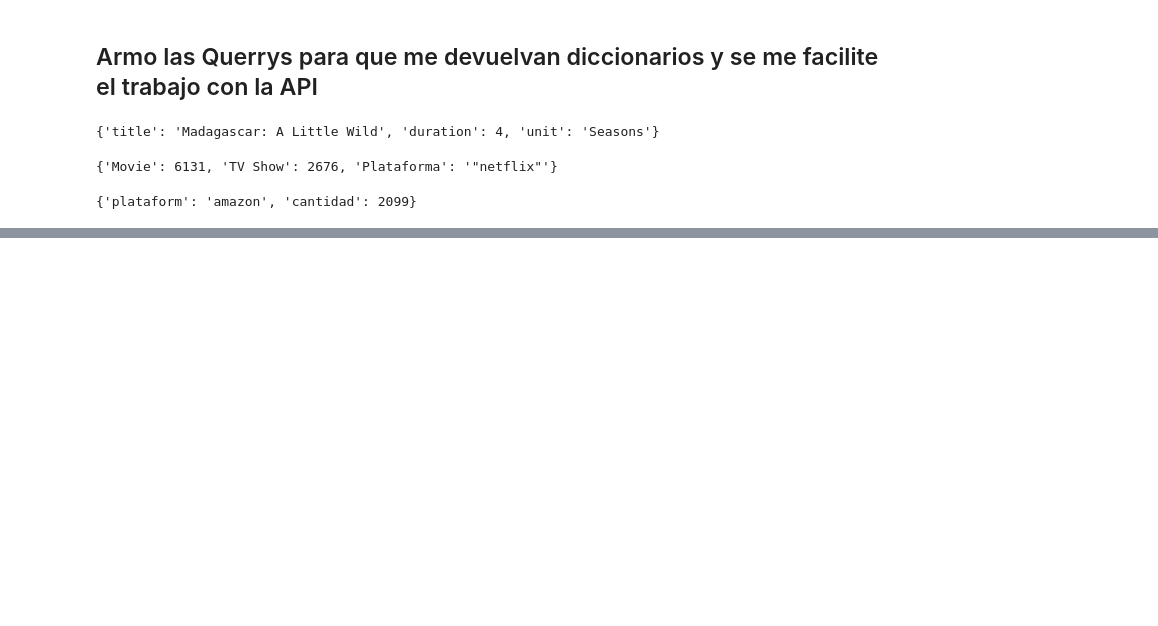
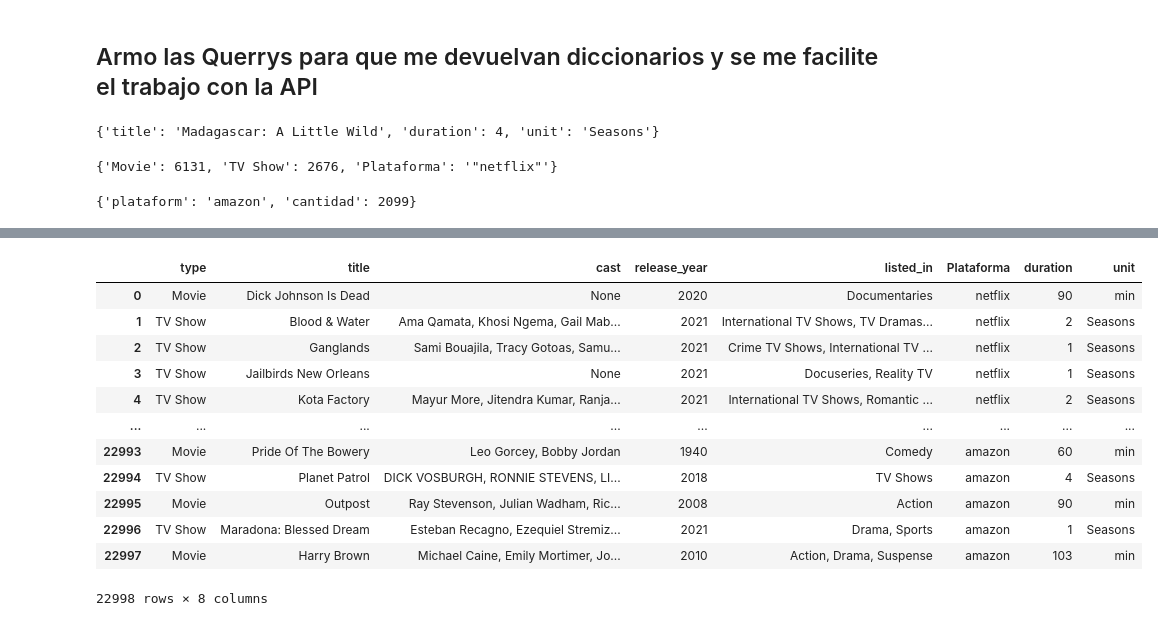
Before and after one commit to LeoBalleis/PI01_DATA05, a Jupyter notebook: ETL.ipynb, the cells around one changed output, grey strips where cells are left out. Saved outputs shown, nothing was run; the diff lists cells and outputs as text; code cells hidden in the pictures; blank space fills up the shorter version.

```diff
--- a/ETL.ipynb
+++ b/ETL.ipynb
@@ -44,7 +44,7 @@ memory usage: 528.8+ KB
 # %% [markdown]
 ##DF DISNEY
 # %%
-disney_plus_titles = pd.read_csv("app\\datasets\\disney_plus_titles.csv",delimiter = ',',encoding = "utf-8")
+disney_plus_titles = pd.read_csv(r"app\disney_plus_titles.csv",delimiter = ',',encoding = "utf-8")
 disney_plus_titles.head(1
 )
 # %% [output]
@@ -160,7 +160,7 @@ hulu_titles
 # %% [markdown]
 ##DF Netflix
 # %%
-netflix_titles=pd.read_json("app\\datasets\\netflix_titles.json")
+netflix_titles=pd.read_json(r"app\netflix_titles.json")
 # %%
 netflix_titles.head(1
 )
@@ -336,0 +337,16 @@ get_actor('"netflix"',2018)
+# %%
+df_completo
+# %% [output]
+|  | type | title | cast | release_year | listed_in | Plataforma | duration | unit |
+| 0 | Movie | Dick Johnson Is Dead | None | 2020 | Documentaries | netflix | 90 | min |
+| 1 | TV Show | Blood & Water | Ama Qamata, Khosi Ngema, Gail Mab... | 2021 | International TV Shows, TV Dramas... | netflix | 2 | Seasons |
+| 2 | TV Show | Ganglands | Sami Bouajila, Tracy Gotoas, Samu... | 2021 | Crime TV Shows, International TV ... | netflix | 1 | Seasons |
+| 3 | TV Show | Jailbirds New Orleans | None | 2021 | Docuseries, Reality TV | netflix | 1 | Seasons |
+| 4 | TV Show | Kota Factory | Mayur More, Jitendra Kumar, Ranja... | 2021 | International TV Shows, Romantic ... | netflix | 2 | Seasons |
+| ... | ... | ... | ... | ... | ... | ... | ... | ... |
+| 22993 | Movie | Pride Of The Bowery | Leo Gorcey, Bobby Jordan | 1940 | Comedy | amazon | 60 | min |
+| 22994 | TV Show | Planet Patrol | DICK VOSBURGH, RONNIE STEVENS, LI... | 2018 | TV Shows | amazon | 4 | Seasons |
+| 22995 | Movie | Outpost | Ray Stevenson, Julian Wadham, Ric... | 2008 | Action | amazon | 90 | min |
+| 22996 | TV Show | Maradona: Blessed Dream | Esteban Recagno, Ezequiel Stremiz... | 2021 | Drama, Sports | amazon | 1 | Seasons |
+| 22997 | Movie | Harry Brown | Michael Caine, Emily Mortimer, Jo... | 2010 | Action, Drama, Suspense | amazon | 103 | min |
+22998 rows × 8 columns
```
Also changed, not shown: parts of 5 cells of this notebook, 6 other files.
